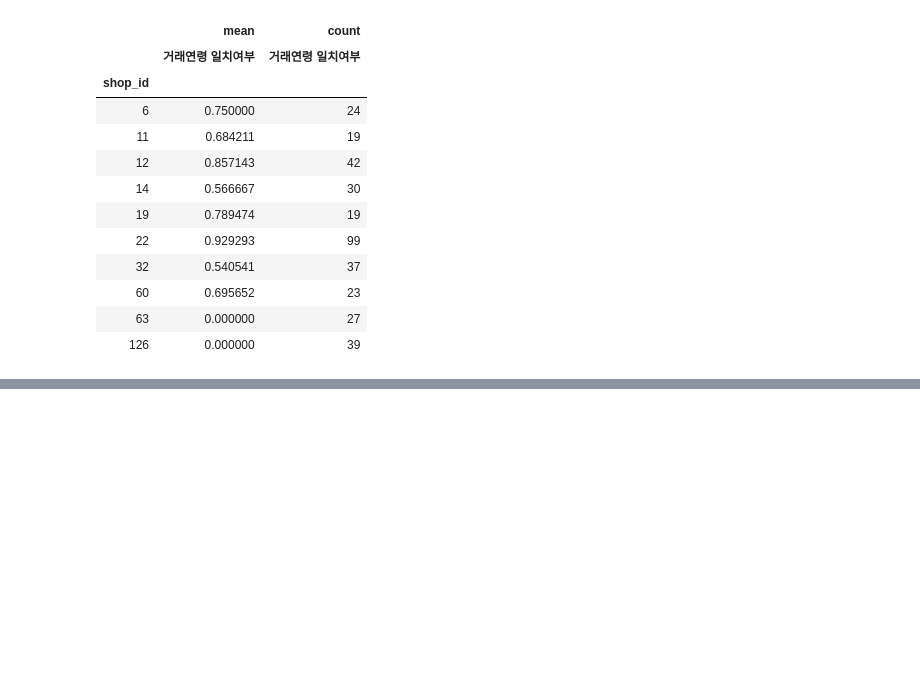
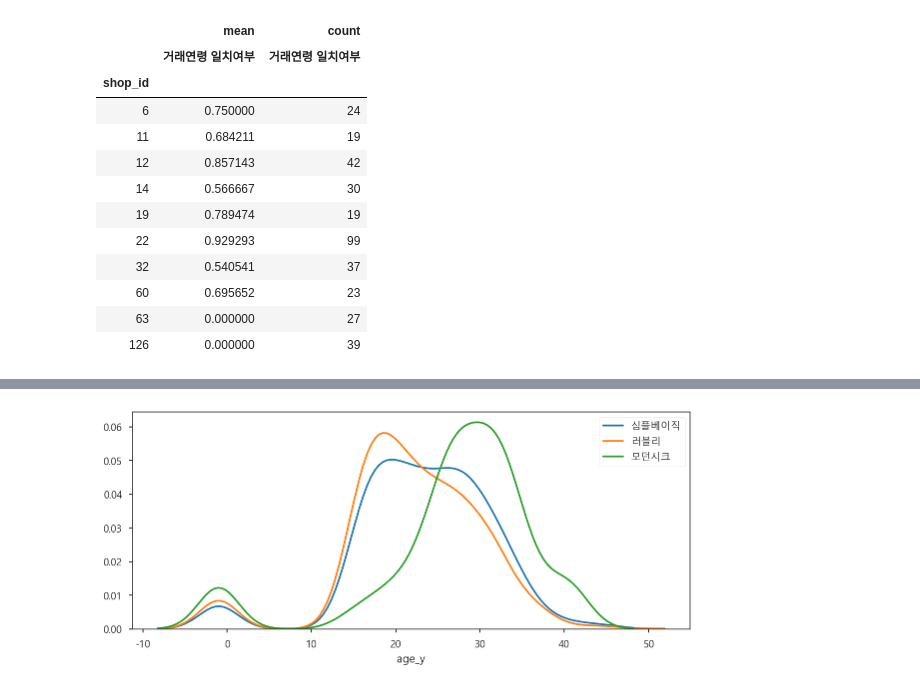
Before and after one commit to chewytteok/-personal_project, a Jupyter notebook: zigzag_EDA.ipynb, the cells around one changed output, grey strips where cells are left out. Cells and saved outputs as stored; diff of their text form; code cells hidden in the pictures; blank space fills up the shorter version.

```diff
--- a/zigzag_EDA.ipynb
+++ b/zigzag_EDA.ipynb
@@ -387,0 +395,5 @@ style_list = ['페미닌', '모던시크', '심플베이직', '러블리', '유
+# %%
+for style in style_list:
+    shop[f"{style}"] = shop['style'].str.contains(style)
+
+shop
@@ -387,0 +421,5 @@ style_list = ['페미닌', '모던시크', '심플베이직', '러블리', '유
+# %%
+merged = (order.merge(shop, on='shop_id').merge(user, on = 'user_id'))
+
+print(merged.shape)
+merged.head(3)
@@ -387,0 +432,14 @@ style_list = ['페미닌', '모던시크', '심플베이직', '러블리', '유
+# %%
+plt.figure(figsize=[10,4])
+
+# sns.distplot(merged.loc[merged['심플베이직'], 'age_y'], label = '심플베이직', hist=False)
+# sns.distplot(merged.loc[merged['러블리'], 'age_y'], label = '러블리', hist=False)
+# sns.distplot(merged.loc[merged['모던시크'], 'age_y'], label = '모던시크', hist=False)
+
+sns.distplot(merged.loc[merged['심플베이직'] == True, 'age_y'], label = '심플베이직', hist=False)
+sns.distplot(merged.loc[merged['러블리'] == True, 'age_y'], label = '러블리', hist=False)
+sns.distplot(merged.loc[merged['모던시크'] == True, 'age_y'], label = '모던시크', hist=False)
+
+plt.savefig('dist.png', dpi=400)
+# %% [output]
+[figure, added]
```
Also changed, not shown: parts of 6 cells of this notebook.
